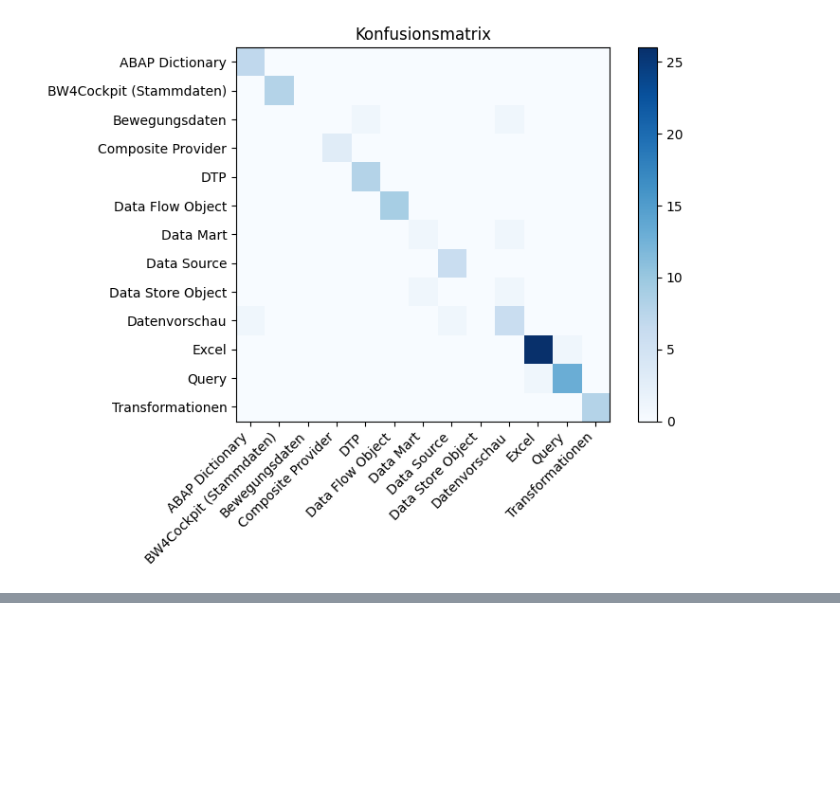
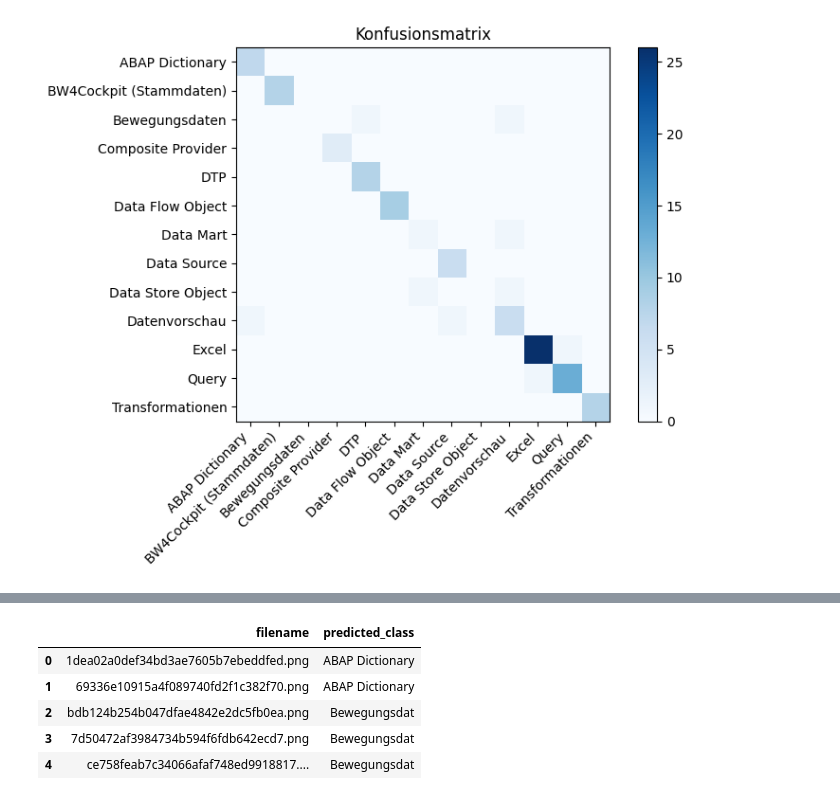
Before and after one commit to egeselbzgyk/ai-doc-checker, a Jupyter notebook: train_model_effnet.ipynb, the cells around one changed output, grey strips where cells are left out. Cells and saved outputs as stored; diff of their text form; code cells hidden in the pictures; blank space fills up the shorter version.

Commit message:
add BLIP-2 multimodal VQA classification for first 5 images

```diff
--- a/train_model_effnet.ipynb
+++ b/train_model_effnet.ipynb
@@ -254,0 +305,86 @@ FileNotFoundError: Couldn't find any class folder in /Users/berrecelik/Desktop/d
+# %%
+from PIL import Image
+import os
+import torch
+import pandas as pd
+from transformers import Blip2Processor, Blip2ForConditionalGeneration
+
+# 0) Gerät bestimmen
+device = "cuda" if torch.cuda.is_available() else "cpu"
+
+# 1) BLIP-2 OPT-2.7B processor & Modell laden (nur einmal!)
+processor = Blip2Processor.from_pretrained("Salesforce/blip2-opt-2.7b")
+model     = Blip2ForConditionalGeneration.from_pretrained("Salesforce/blip2-opt-2.7b")
+model.to(device).eval()
+
+# 2) Basisordner & Dateiliste
+base_folder   = "/Users/berrecelik/Desktop/dataset/val/SAP"
+all_filenames = [
+    f for f in os.listdir(base_folder)
+    if f.lower().endswith((".png", ".jpg", ".jpeg"))
+]
+
+# 3) Klassenliste exakt wie die Trainingsordner
+classes = [
+    "ABAP Dictionary",
+    "Bewegungsdaten",
+    "BW4Cockpit (Stammdaten)",
+    "Composite Provider",
+    "Data Flow Object",
+    "Data Mart",
+    "Data Source",
+    "Data Store Object",
+    "Datenschau",
+    "DTP",
+    "Excel",
+    "Query",
+    "Transformationen"
+]
+
+# 4) Erste 5 Bilder: Bild-zu-Text Caption (optional)
+for fname in all_filenames[:5]:
+    img_path      = os.path.join(base_folder, fname)
+    image         = Image.open(img_path).convert("RGB")
+    inputs        = processor(images=image, return_tensors="pt").to(device)
+    generated_ids = model.generate(**inputs, max_new_tokens=32)
+    caption       = processor.batch_decode(generated_ids, skip_special_tokens=True)[0].strip()
+    print(f"{fname} → Caption: {caption}")
+
+# 5) Erste 5 Bilder: Zero-Shot VQA-Klassifikation mit Prompt
+records = []
+for fname in all_filenames[:5]:
+    img_path = os.path.join(base_folder, fname)
+    image    = Image.open(img_path).convert("RGB")
+
+    prompt = (
+        "Which category does this image belong to? "
+        + ", ".join(classes)
+        + ".\nAnswer:"
+    )
+
+    inputs_vqa = processor(
+        images=image,
+        text=prompt,
+        return_tensors="pt",
+        padding=True
+    ).to(device)
+
+    gen_ids_vqa = model.generate(
+        **inputs_vqa,
+        max_new_tokens=6,
+        num_beams=4,
+        early_stopping=True
+    )
+    raw_answer = processor.decode(gen_ids_vqa[0], skip_special_tokens=True).strip()
+    if "Answer:" in raw_answer:
+        pred = raw_answer.split("Answer:")[-1].strip()
+    else:
+        pred = raw_answer.split()[0]
+
+    records.append({"filename": fname, "predicted_class": pred})
+    print(f"{fname} → Predicted class: {pred}")
+
+# 6) Ergebnisse in DataFrame anzeigen
+df5 = pd.DataFrame(records)
+display(df5)
+# %% [output]
@@ -254,0 +401,6 @@ FileNotFoundError: Couldn't find any class folder in /Users/berrecelik/Desktop/d
+|  | filename | predicted_class |
+| 0 | 1dea02a0def34bd3ae7605b7ebeddfed.png | ABAP Dictionary |
+| 1 | 69336e10915a4f089740fd2f1c382f70.png | ABAP Dictionary |
+| 2 | bdb124b254b047dfae4842e2dc5fb0ea.png | Bewegungsdat |
+| 3 | 7d50472af3984734b594f6fdb642ecd7.png | Bewegungsdat |
+| 4 | ce758feab7c34066afaf748ed9918817.... | Bewegungsdat |
```
Also changed, not shown: parts of 3 cells of this notebook.
